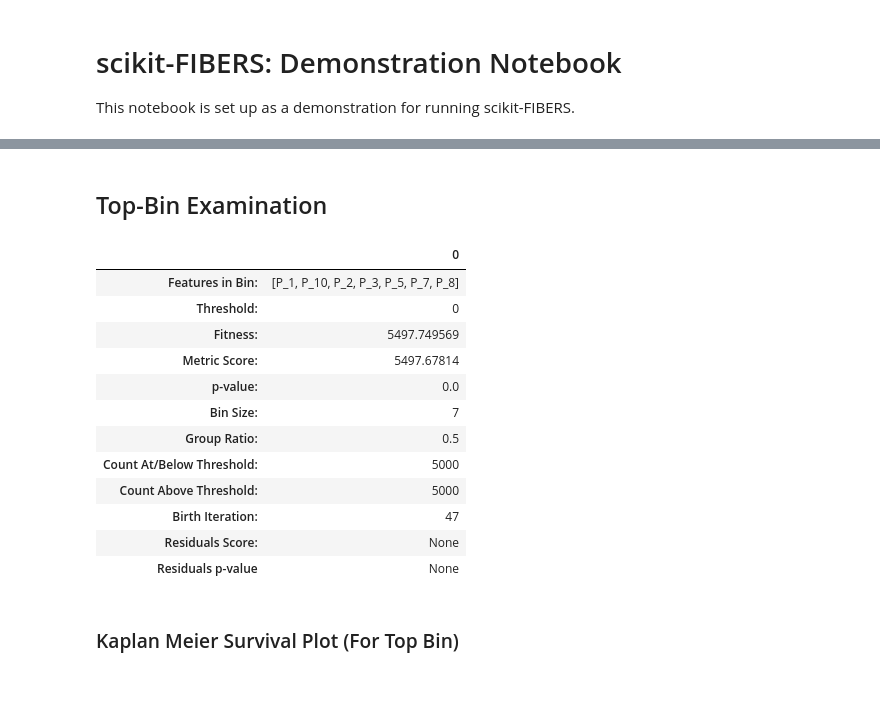
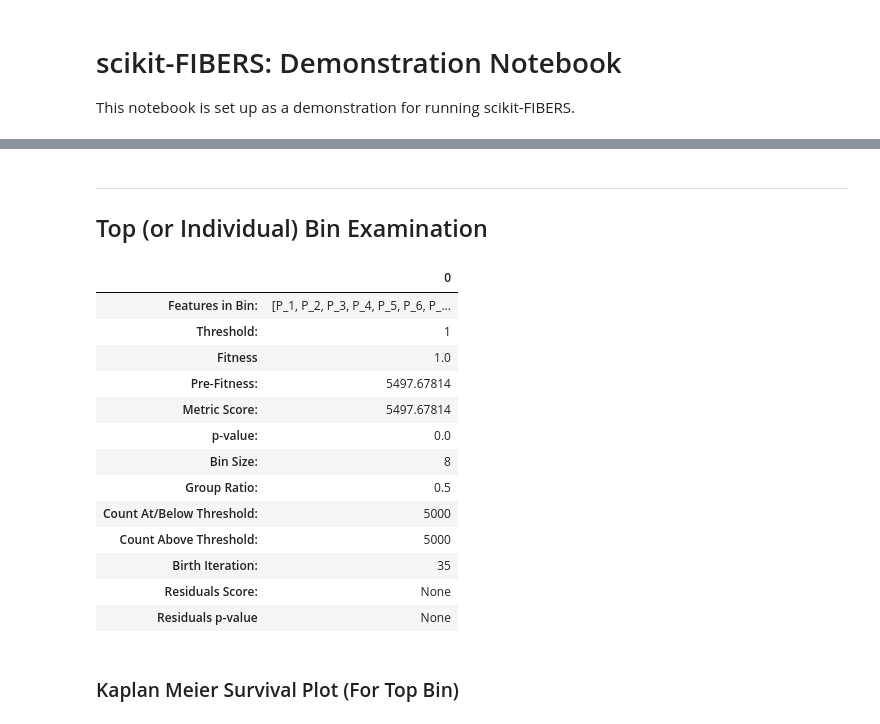
Before and after one commit to UrbsLab/scikit-FIBERS, a Jupyter notebook: FIBERS_Demo_Notebook.ipynb, the cells around one changed output, grey strips where cells are left out. Cells and saved outputs as stored; diff of their text form; code cells hidden in the pictures; blank space fills up the shorter version.

```diff
--- a/FIBERS_Demo_Notebook.ipynb
+++ b/FIBERS_Demo_Notebook.ipynb
@@ -26,11 +35,12 @@ C:\Users\ryanu\Desktop\scikit-FIBERS
 ## Survial Data Simulation
 # %%
+data_name = 'sampledata'
 data = create_data_simulation_bin_evolve(number_of_instances=10000, number_of_features=100, number_of_features_in_bin=10,
                                   no_fail_proportion=0.5, mm_frequency_range=(0.4, 0.5), noise_frequency=0.0,
                                   class0_time_to_event_range=(1.5, 0.2), class1_time_to_event_range=(1, 0.2),
-                                  censoring_frequency=0.5, random_seed=42, negative=False, threshold=0)
-data.to_csv('sampledata.csv', index=False)
-data = pd.read_csv('sampledata.csv')
+                                  censoring_frequency=0.5, random_seed=42, negative=False, threshold=1)
+data.to_csv(output_folder+'/'+data_name+'.csv', index=False)
+#data = pd.read_csv(output_folder+'/'+data_name+'.csv')
 true_risk_group = data[['TrueRiskGroup']]
 data = data.drop('TrueRiskGroup', axis=1)
 # %% [markdown]
@@ -50,2 +110,3 @@ Elapsed Time (sec):  78.44402527809143 seconds
 # %% [markdown]
-## Top-Bin Examination
+***
+## Top (or Individual) Bin Examination
@@ -52,20 +115,18 @@ Elapsed Time (sec):  78.44402527809143 seconds
 # %%
-bin_index = 0 # lowest index is the bin with the highest fitness (only reports the bin ranked at the top, despite possible fitness ties for top)
-# Get bin reportting variables
-low_outcome, high_outcome, low_censor, high_censor, bin_report_df = fibers.get_bin_groups(data, bin_index)
-bin_report_df
+fibers.get_bin_report(bin_index)
 # %% [output]
 |  | 0 |
-| Features in Bin: | [P_1, P_10, P_2, P_3, P_5, P_7, P_8] |
-| Threshold: | 0 |
-| Fitness: | 5497.749569 |
+| Features in Bin: | [P_1, P_2, P_3, P_4, P_5, P_6, P_... |
+| Threshold: | 1 |
+| Fitness | 1.0 |
+| Pre-Fitness: | 5497.67814 |
 | Metric Score: | 5497.67814 |
 | p-value: | 0.0 |
-| Bin Size: | 7 |
+| Bin Size: | 8 |
 | Group Ratio: | 0.5 |
 | Count At/Below Threshold: | 5000 |
 | Count Above Threshold: | 5000 |
-| Birth Iteration: | 47 |
+| Birth Iteration: | 35 |
 | Residuals Score: | None |
 | Residuals p-value | None |
 # %% [markdown]
```
Also changed, not shown: parts of 45 cells of this notebook, 4 other files.
